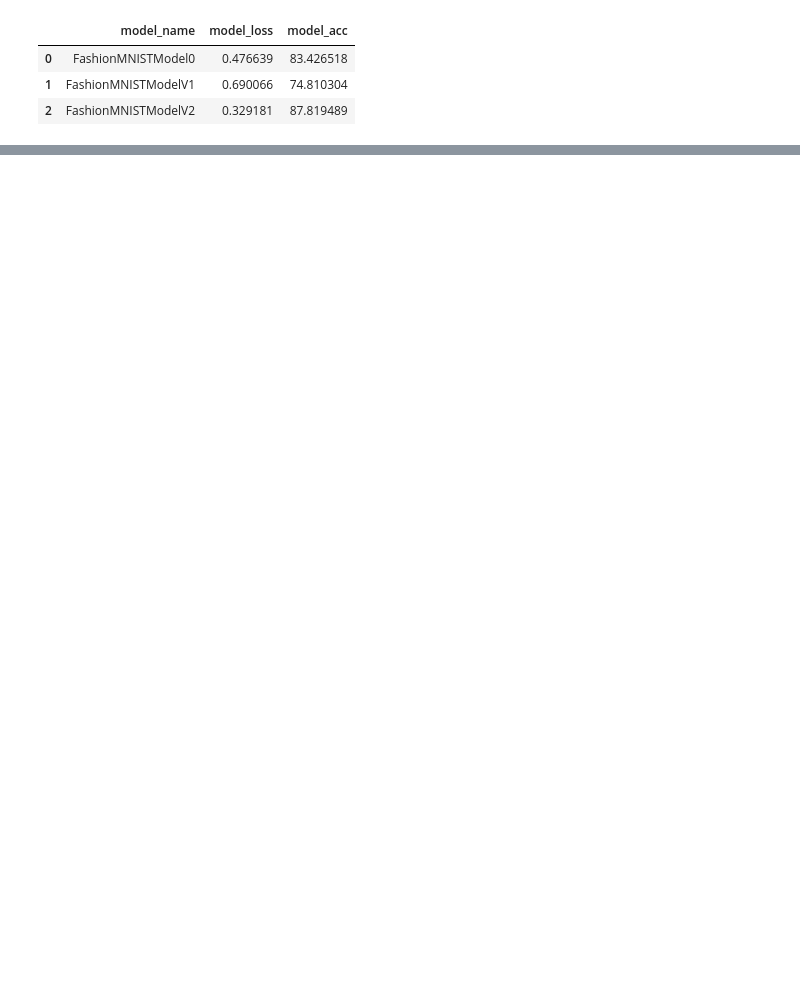
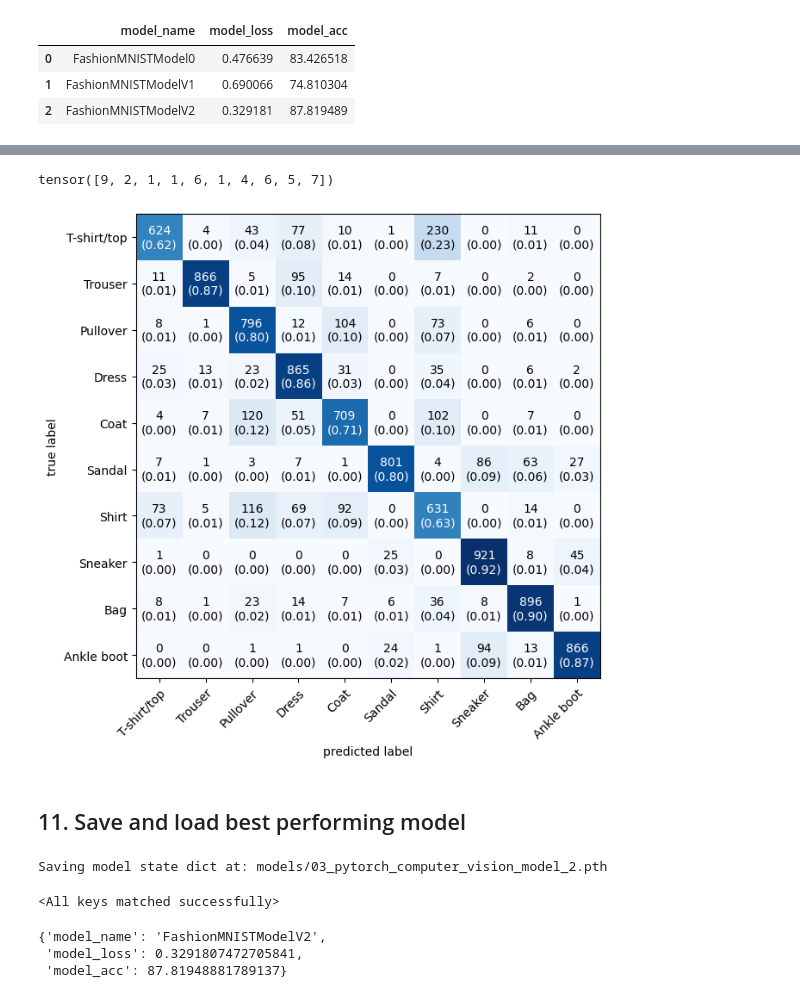
Before and after one commit to bohemian83/pytorch_yt, a Jupyter notebook: 03_pytorch_computer_vision.ipynb, the cells around one changed output, grey strips where cells are left out. Cells and saved outputs as stored; diff of their text form; code cells hidden in the pictures; blank space fills up the shorter version.

Commit message:
finished 03_pytorch_computer_vision

```diff
--- a/03_pytorch_computer_vision.ipynb
+++ b/03_pytorch_computer_vision.ipynb
@@ -866,0 +985,77 @@ compare_results
+# %%
+# 1. Make predictions with the trained model
+y_preds = []
+model_2.eval()
+with torch.inference_mode():
+    for X, y in tqdm(test_dataloader):
+        # Move data to target device
+        X, y = X.to(device), y.to(device)
+        # Forward pass
+        y_logits = model_2(X)
+        # Turn predictions logits into probabilities and labels
+        y_pred = torch.softmax(y_logits.squeeze(), dim=0).argmax(dim=1)
+        # Append prediction to list and move to CPU
+        y_preds.append(y_pred.cpu())
+
+y_pred_tensor = torch.cat(y_preds)
+y_pred_tensor[:10]
+# %% [output]
+tensor([9, 2, 1, 1, 6, 1, 4, 6, 5, 7])
+# %%
+from torchmetrics import ConfusionMatrix
+from mlxtend.plotting import plot_confusion_matrix
+
+# 2. Setup confusion matrix instance and compare predictions to targets
+cm = ConfusionMatrix(num_classes=len(class_names),task="MULTICLASS")
+cm_tensor = cm(preds=y_pred_tensor, target=test_data.targets)
+
+# 3. Plot the confusion matrix
+fig, ax = plot_confusion_matrix(conf_mat=cm_tensor.numpy(),
+                                figsize=(10, 7),
+                                class_names=class_names,
+                                show_normed=True)
+# %% [output]
+[figure, added]
+# %% [markdown]
+## 11. Save and load best performing model
+# %%
+# Create model directory
+MODEL_PATH = Path("models")
+MODEL_PATH.mkdir(exist_ok=True,
+                 parents=True)
+
+# Create model save
+MODEL_NAME = "03_pytorch_computer_vision_model_2.pth"
+MODEL_SAVE_PATH = MODEL_PATH / MODEL_NAME
+
+# Save the model state dictionary
+print(f"Saving model state dict at: {MODEL_SAVE_PATH}")
+torch.save(obj=model_2.state_dict(), f=MODEL_SAVE_PATH)
+# %% [output]
+Saving model state dict at: models/03_pytorch_computer_vision_model_2.pth
+# %%
+# Create a new instance
+torch.manual_seed(42)
+model_2_loaded = FashionMNISTModelV2(input_shape=1, hidden_units=10, output_shape=len(class_names)).to(device)
+
+# Load the model state dictionary
+model_2_loaded.load_state_dict(torch.load(MODEL_SAVE_PATH))
+# %% [output]
+<All keys matched successfully>
+# %%
+# Evaluate loaded model
+torch.manual_seed(42)
+
+model_2_loaded_results = eval_model(
+    model = model_2_loaded,
+    data_loader = test_dataloader,
+    loss_fn = loss_fn,
+    accuracy_fn = accuracy_fn,
+    device = device
+)
+
+model_2_loaded_results
+# %% [output]
+{'model_name': 'FashionMNISTModelV2',
+ 'model_loss': 0.3291807472705841,
+ 'model_acc': 87.81948881789137}
```
Also changed, not shown: parts of 14 cells of this notebook.
